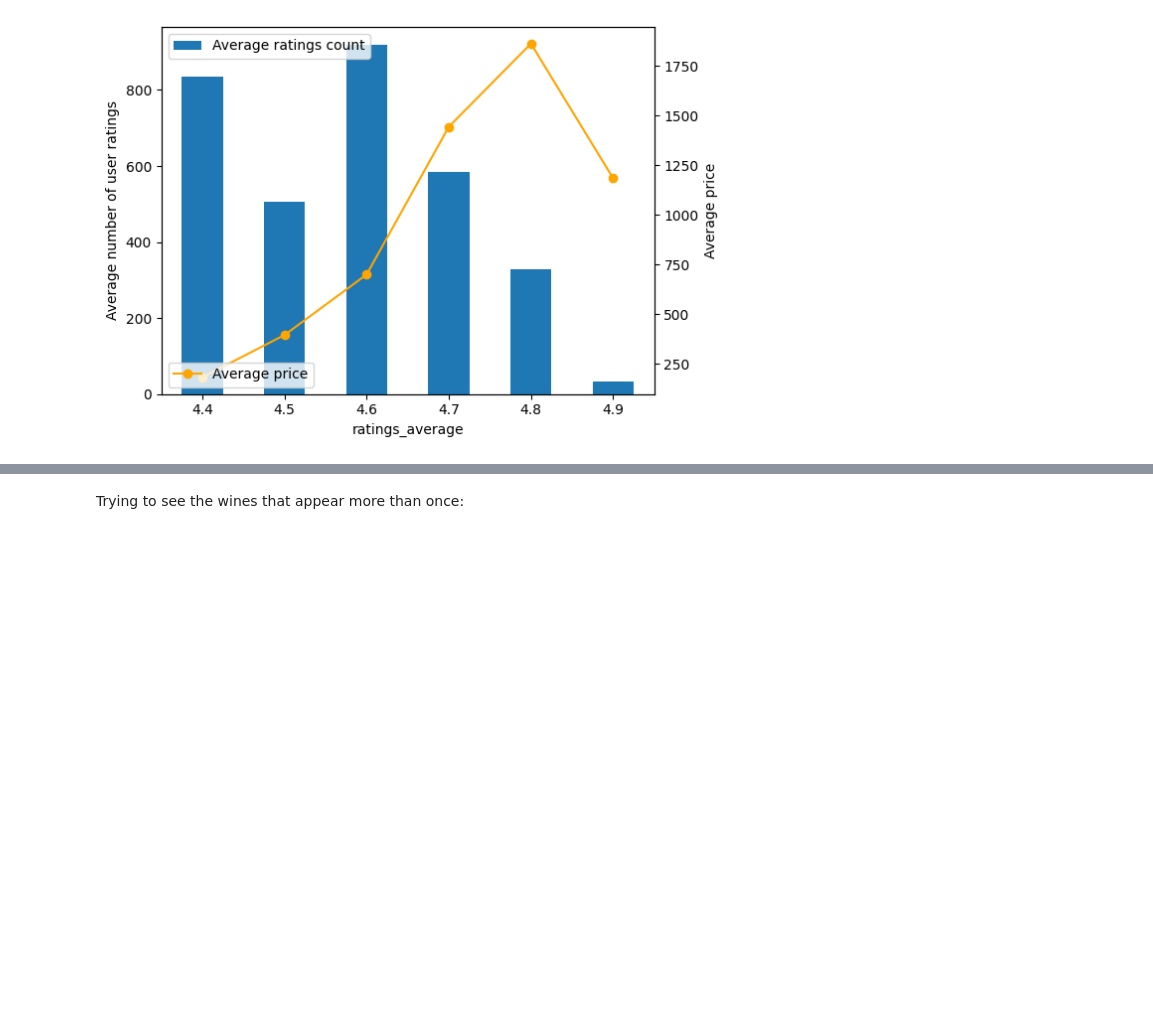
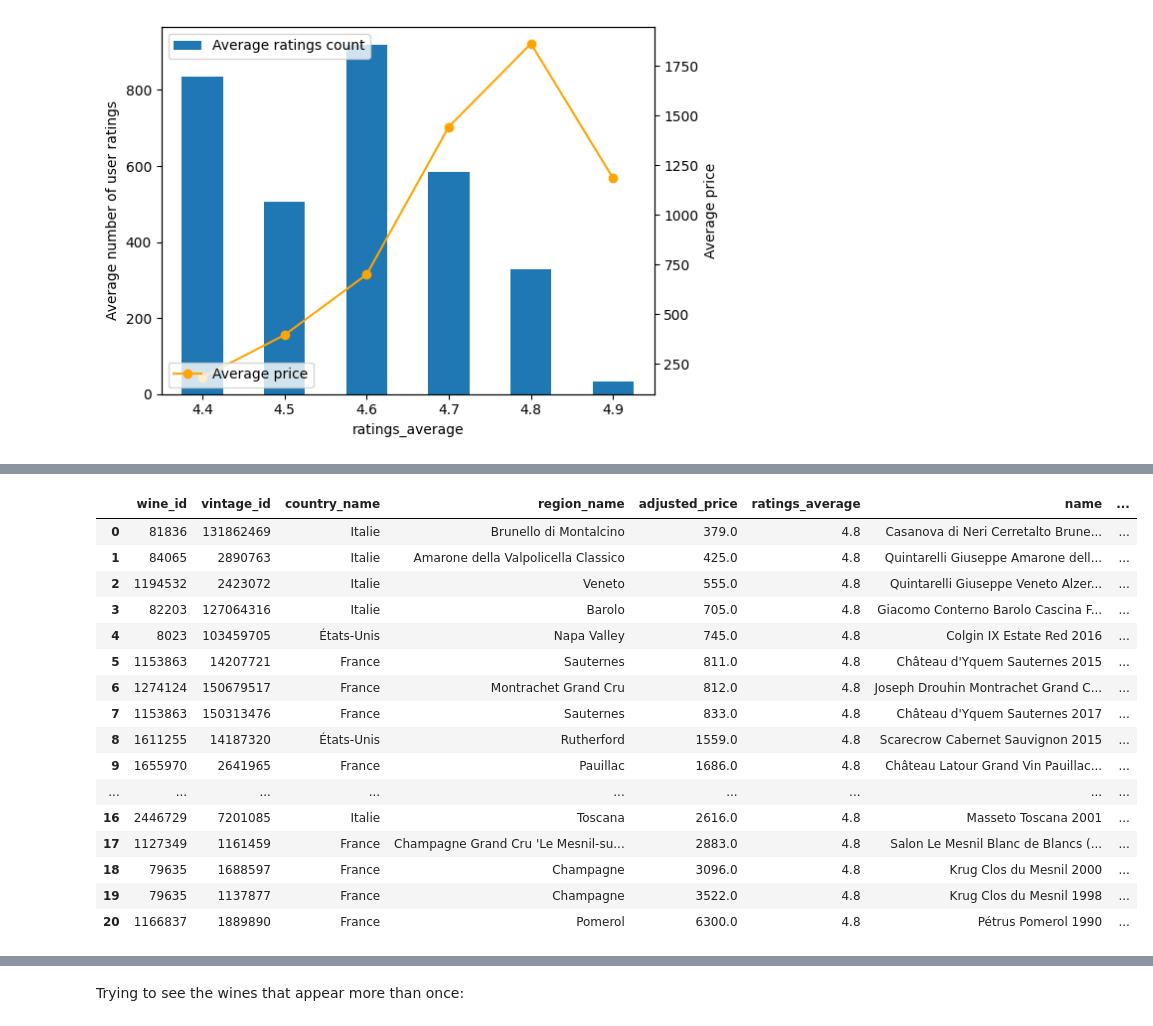
Before and after one commit to JanKazimir/vivinodb, a Jupyter notebook: notebooks/disco.ipynb, the cells around one changed output, grey strips where cells are left out. Saved outputs shown, nothing was run; the diff lists cells and outputs as text; code cells hidden in the pictures; blank space fills up the shorter version.

```diff
--- a/notebooks/disco.ipynb
+++ b/notebooks/disco.ipynb
@@ -161 +222,26 @@ ax2.legend(loc="lower left")
+# %%
+## New top 10
+with open("../queries/top_ten.sql", encoding="utf-8") as f:
+    query = f.read()
+
+df = pd.read_sql_query(query, connexion)
+df
+# %% [output]
+|  | wine_id | vintage_id | country_name | region_name | adjusted_price | ratings_average | name | ... |
+| 0 | 81836 | 131862469 | Italie | Brunello di Montalcino | 379.0 | 4.8 | Casanova di Neri Cerretalto Brune... | ... |
+| 1 | 84065 | 2890763 | Italie | Amarone della Valpolicella Classico | 425.0 | 4.8 | Quintarelli Giuseppe Amarone dell... | ... |
+| 2 | 1194532 | 2423072 | Italie | Veneto | 555.0 | 4.8 | Quintarelli Giuseppe Veneto Alzer... | ... |
+| 3 | 82203 | 127064316 | Italie | Barolo | 705.0 | 4.8 | Giacomo Conterno Barolo Cascina F... | ... |
+| 4 | 8023 | 103459705 | États-Unis | Napa Valley | 745.0 | 4.8 | Colgin IX Estate Red 2016 | ... |
+| 5 | 1153863 | 14207721 | France | Sauternes | 811.0 | 4.8 | Château d'Yquem Sauternes 2015 | ... |
+| 6 | 1274124 | 150679517 | France | Montrachet Grand Cru | 812.0 | 4.8 | Joseph Drouhin Montrachet Grand C... | ... |
+| 7 | 1153863 | 150313476 | France | Sauternes | 833.0 | 4.8 | Château d'Yquem Sauternes 2017 | ... |
+| 8 | 1611255 | 14187320 | États-Unis | Rutherford | 1559.0 | 4.8 | Scarecrow Cabernet Sauvignon 2015 | ... |
+| 9 | 1655970 | 2641965 | France | Pauillac | 1686.0 | 4.8 | Château Latour Grand Vin Pauillac... | ... |
+| ... | ... | ... | ... | ... | ... | ... | ... | ... |
+| 16 | 2446729 | 7201085 | Italie | Toscana | 2616.0 | 4.8 | Masseto Toscana 2001 | ... |
+| 17 | 1127349 | 1161459 | France | Champagne Grand Cru 'Le Mesnil-su... | 2883.0 | 4.8 | Salon Le Mesnil Blanc de Blancs (... | ... |
+| 18 | 79635 | 1688597 | France | Champagne | 3096.0 | 4.8 | Krug Clos du Mesnil 2000 | ... |
+| 19 | 79635 | 1137877 | France | Champagne | 3522.0 | 4.8 | Krug Clos du Mesnil 1998 | ... |
+| 20 | 1166837 | 1889890 | France | Pomerol | 6300.0 | 4.8 | Pétrus Pomerol 1990 | ... |
 # %% [markdown]
```
Also changed, not shown: parts of 13 cells of this notebook, 3 other files.
